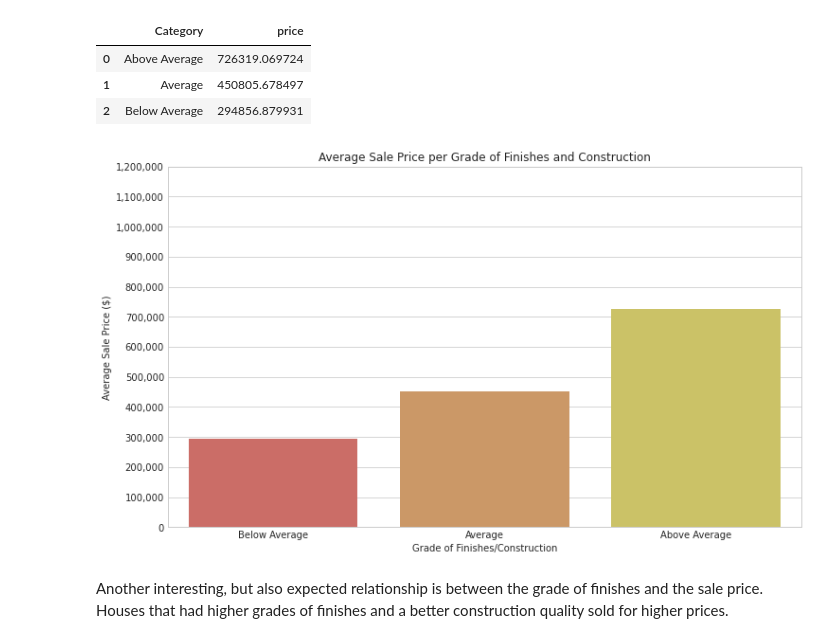
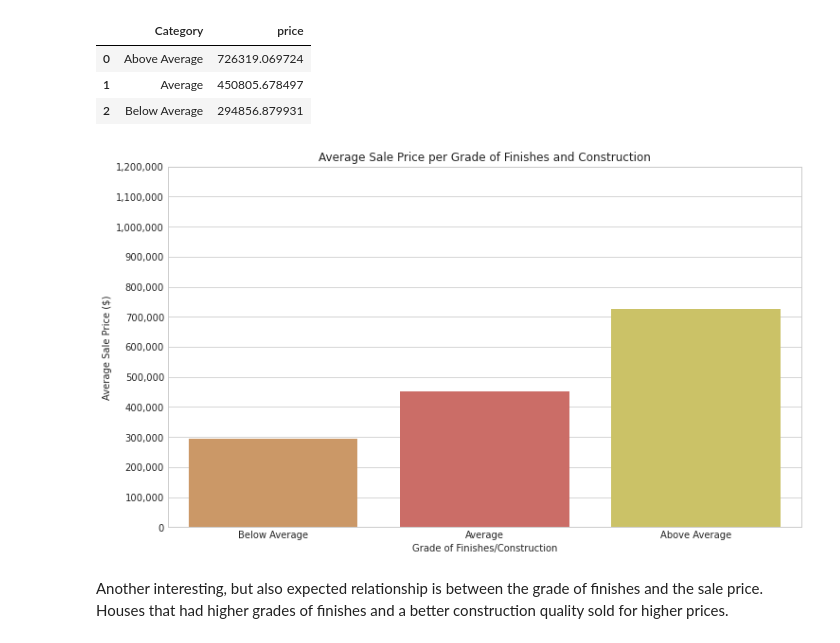
Before and after one commit to ebtezcan/dsc-phase-2-project, a Jupyter notebook: final_notebook.ipynb, the cells around one changed output. Drawn from its saved outputs; the diff is of its cells as text; code cells hidden in the pictures.

Commit message:
fixed color order of barplot, updated pdf file for notebook

```diff
--- a/final_notebook.ipynb
+++ b/final_notebook.ipynb
@@ -1234,17 +1234,18 @@ mean_price_per_grade
 # %%
 with plt.style.context('seaborn-whitegrid'):
     order=['Below Average', 'Average', 'Above Average']
+    p = sns.color_palette("hls", 14)
     fig, ax = plt.subplots(figsize=(12,7))
     sns.barplot(data = mean_price_per_grade, x='Category', y= 'price', order=order,
-                palette=sns.color_palette("hls", 14))
+                palette=[p[1], p[0], p[2]])
     ax.set_xlabel('Grade of Finishes/Construction')
     ax.set_ylabel('Average Sale Price ($)')
     ax.set_title('Average Sale Price per Grade of Finishes and Construction')
     ax.set_ylim(0,1200000)
     ax.yaxis.set_major_formatter(FuncFormatter(lambda x, p: format(int(x), ',')));
     ax.set_yticks(range(0,1300000,100000))
 # %% [output]
-[figure, old version]
+[figure, new version]
 # %% [markdown]
 Another interesting, but also expected relationship is between the grade of finishes and the sale price. Houses that had higher grades of finishes and a better construction quality sold for higher prices.
 # %%
```
Also changed, not shown: parts of 9 cells of this notebook, 2 other files.
